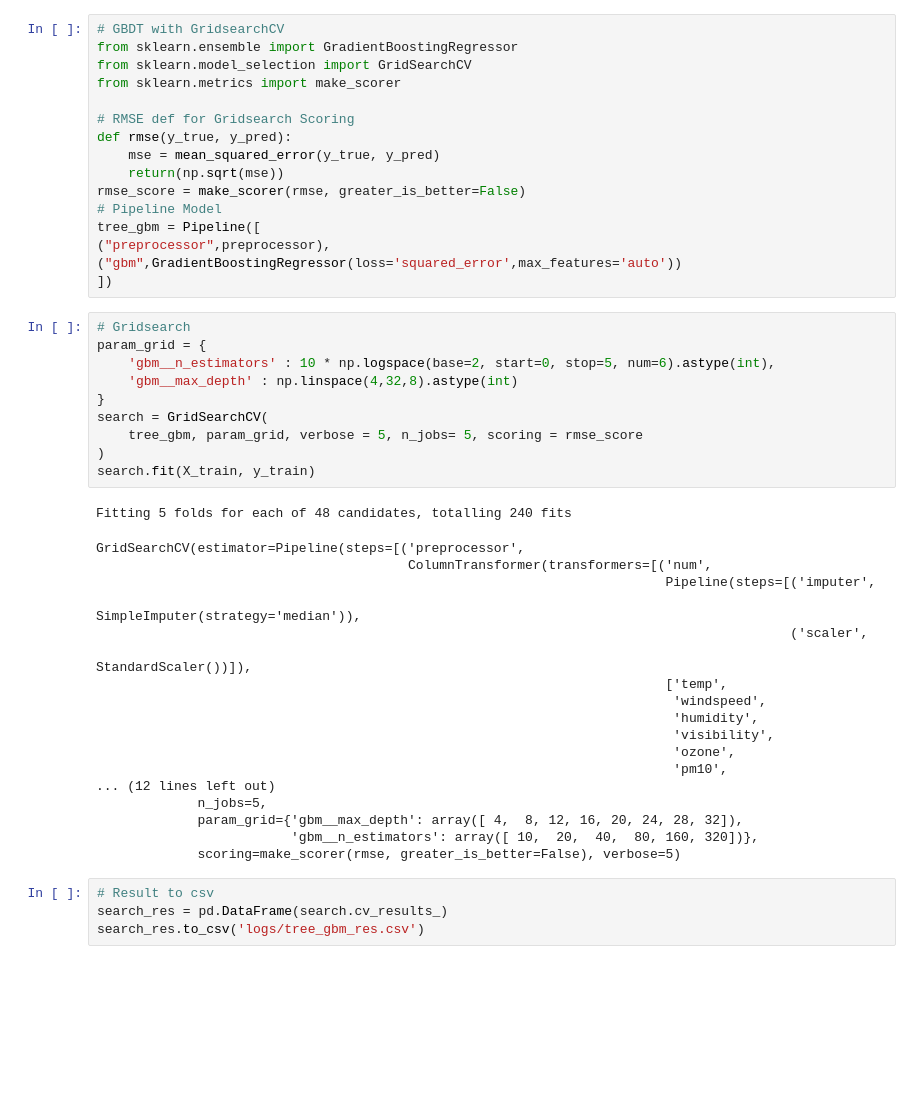
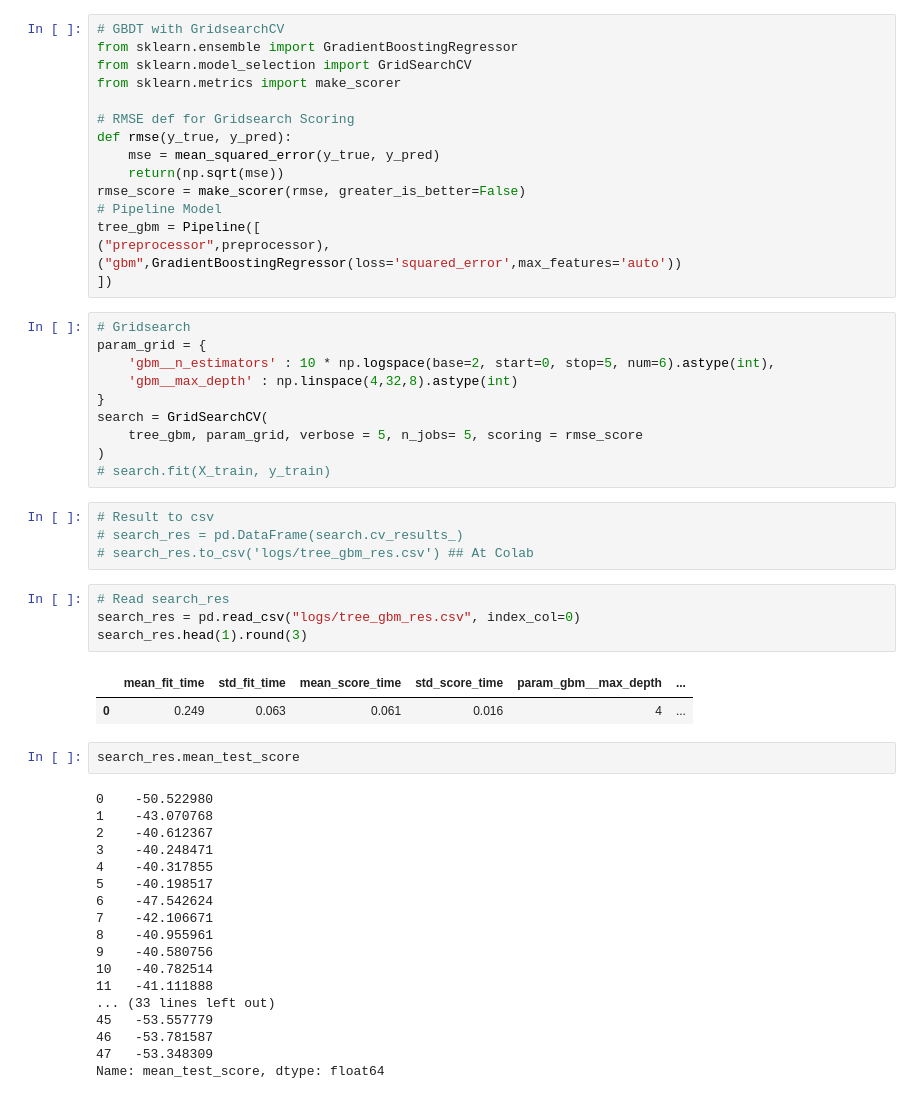
Before and after one commit to ddangchani/project_ddareungi, a Jupyter notebook: Tree.ipynb, the cells around one changed output. Drawn from its saved outputs; the diff is of its cells as text; blank space fills up the shorter version.

```diff
--- a/Tree.ipynb
+++ b/Tree.ipynb
@@ -288,27 +284,35 @@ param_grid = {
 search = GridSearchCV(
     tree_gbm, param_grid, verbose = 5, n_jobs= 5, scoring = rmse_score
 )
-search.fit(X_train, y_train)
+# search.fit(X_train, y_train)
-# %% [output]
-Fitting 5 folds for each of 48 candidates, totalling 240 fits
-GridSearchCV(estimator=Pipeline(steps=[('preprocessor',
-                                        ColumnTransformer(transformers=[('num',
-                                                                         Pipeline(steps=[('imputer',
-                                                                                          SimpleImputer(strategy='median')),
-                                                                                         ('scaler',
-                                                                                          StandardScaler())]),
-                                                                         ['temp',
-                                                                          'windspeed',
-                                                                          'humidity',
-                                                                          'visibility',
-                                                                          'ozone',
-                                                                          'pm10',
-... (12 lines left out)
-             n_jobs=5,
-             param_grid={'gbm__max_depth': array([ 4,  8, 12, 16, 20, 24, 28, 32]),
-                         'gbm__n_estimators': array([ 10,  20,  40,  80, 160, 320])},
-             scoring=make_scorer(rmse, greater_is_better=False), verbose=5)
 # %%
 # Result to csv
-search_res = pd.DataFrame(search.cv_results_)
-search_res.to_csv('logs/tree_gbm_res.csv')
+# search_res = pd.DataFrame(search.cv_results_)
+# search_res.to_csv('logs/tree_gbm_res.csv') ## At Colab
+# %%
+# Read search_res
+search_res = pd.read_csv("logs/tree_gbm_res.csv", index_col=0)
+search_res.head(1).round(3)
+# %% [output]
+|  | mean_fit_time | std_fit_time | mean_score_time | std_score_time | param_gbm__max_depth | ... |
+| 0 | 0.249 | 0.063 | 0.061 | 0.016 | 4 | ... |
+# %%
+search_res.mean_test_score
+# %% [output]
+0    -50.522980
+1    -43.070768
+2    -40.612367
+3    -40.248471
+4    -40.317855
+5    -40.198517
+6    -47.542624
+7    -42.106671
+8    -40.955961
+9    -40.580756
+10   -40.782514
+11   -41.111888
+... (33 lines left out)
+45   -53.557779
+46   -53.781587
+47   -53.348309
+Name: mean_test_score, dtype: float64
```
Also changed, not shown: parts of 7 cells of this notebook, 2 other files.
